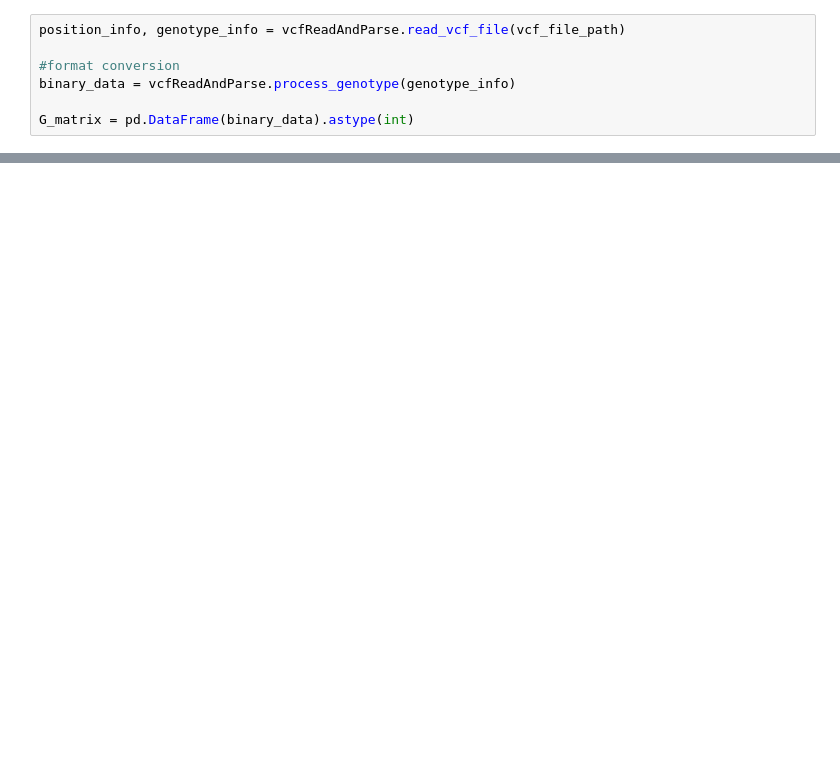
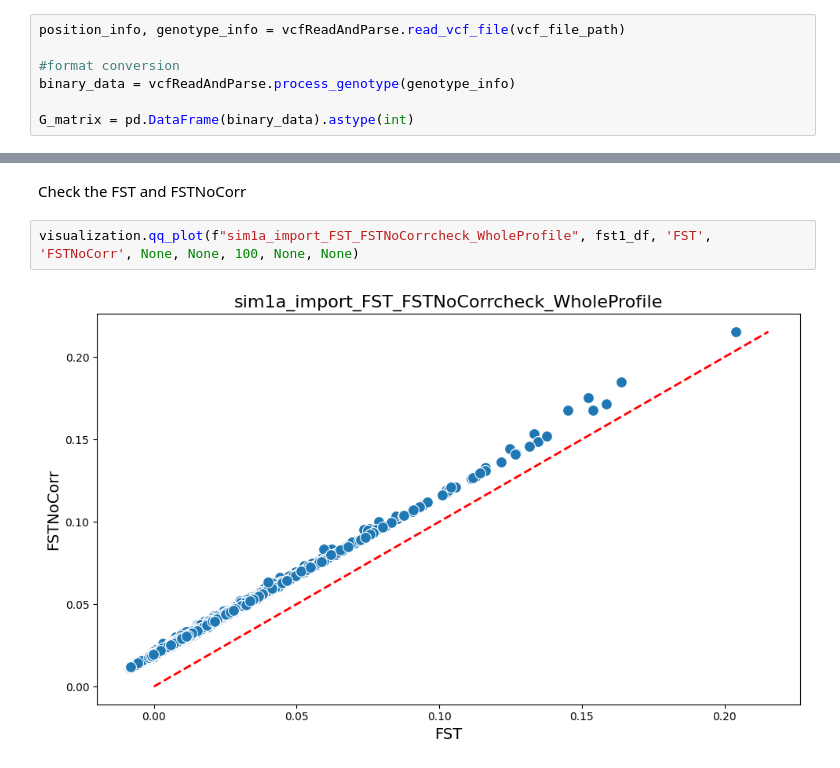
Before and after one commit to ZhihaiZhang9/pyFLANK, a Jupyter notebook: pyFLANK.ipynb, the cells around one changed output, grey strips where cells are left out. Cells and saved outputs as stored; diff of their text form; blank space fills up the shorter version.

```diff
--- a/pyFLANK.ipynb
+++ b/pyFLANK.ipynb
@@ -47,0 +65,6 @@ device
+# %% [markdown]
+Check the FST and FSTNoCorr
+# %%
+visualization.qq_plot(f"sim1a_import_FST_FSTNoCorrcheck_WholeProfile", fst1_df, 'FST', 'FSTNoCorr', None, None, 100, None, None)
+# %% [output]
+[figure, added]
```
Also changed, not shown: parts of 112 cells of this notebook.
